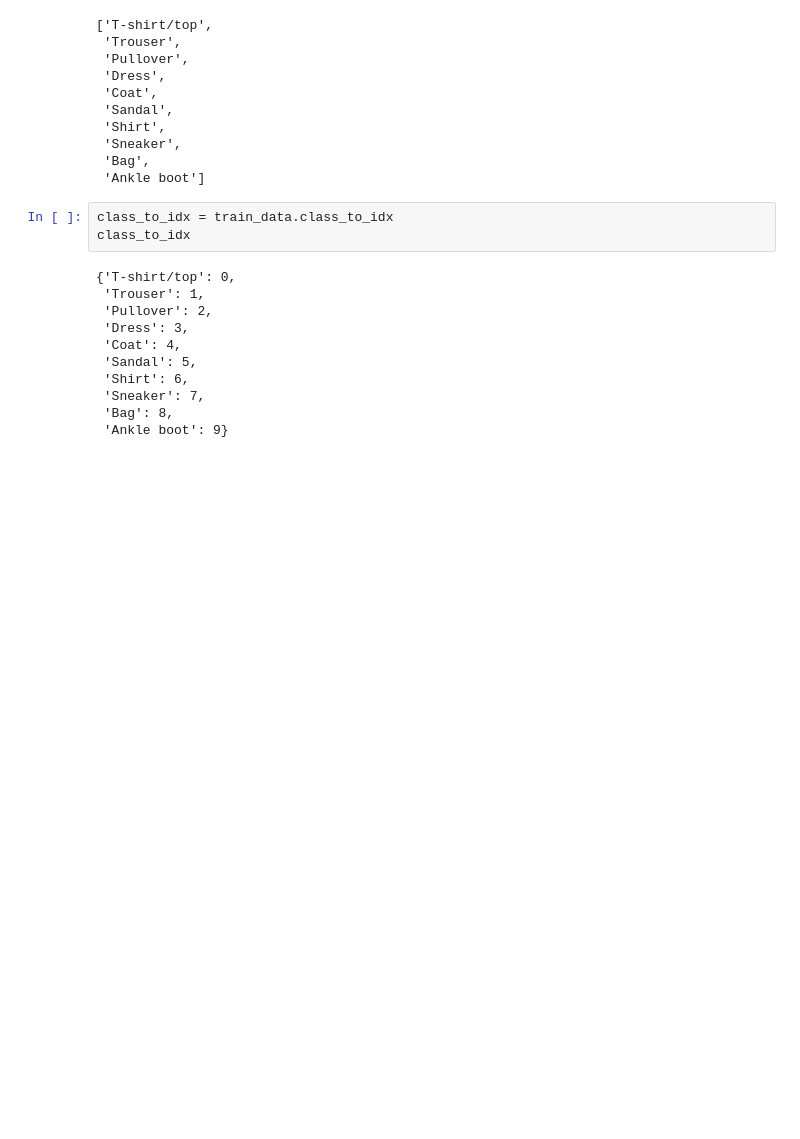
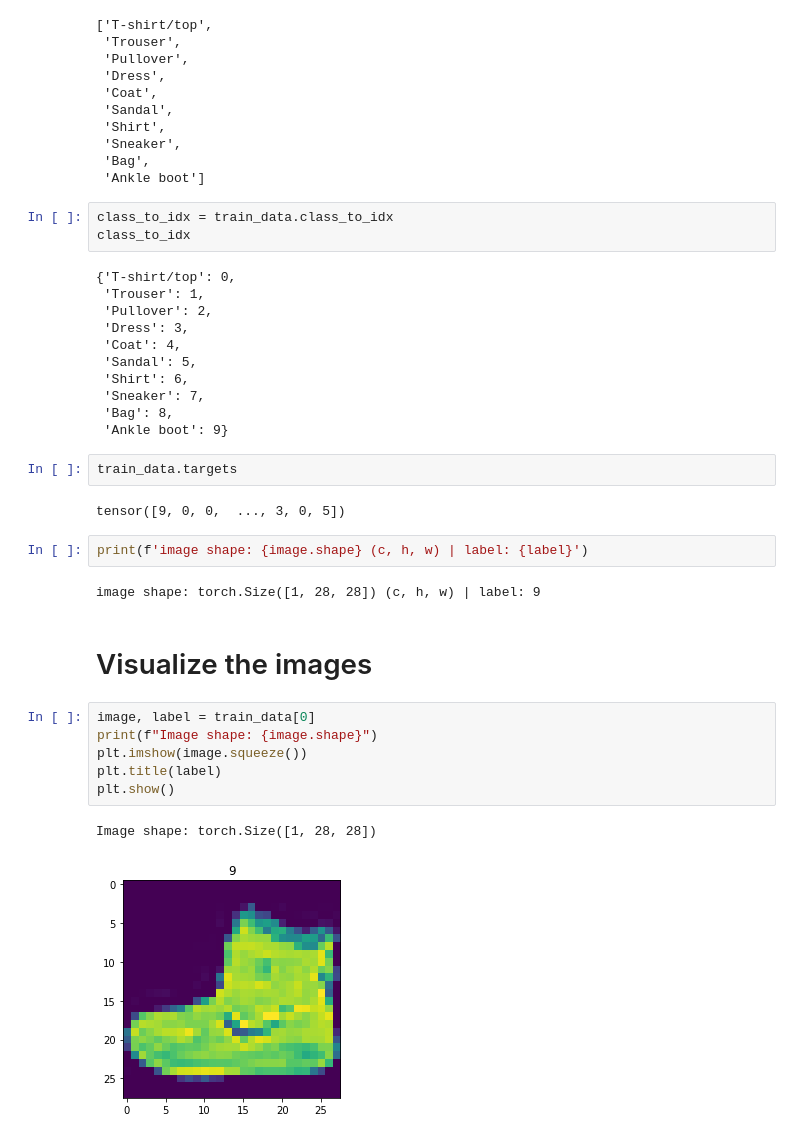
Before and after one commit to ideaguy3d/data-engineering-practice, a Jupyter notebook: ztm_pytorch_practice/s5_computer_vision.ipynb, the cells around one changed output. Saved outputs shown, nothing was run; the diff lists cells and outputs as text; blank space fills up the shorter version.

Commit message:
visualizing the fashion data

```diff
--- a/ztm_pytorch_practice/s5_computer_vision.ipynb
+++ b/ztm_pytorch_practice/s5_computer_vision.ipynb
@@ -81,3 +84,22 @@ class_to_idx
  'Sneaker': 7,
  'Bag': 8,
  'Ankle boot': 9}
+# %%
+train_data.targets
+# %% [output]
+tensor([9, 0, 0,  ..., 3, 0, 5])
+# %%
+print(f'image shape: {image.shape} (c, h, w) | label: {label}')
+# %% [output]
+image shape: torch.Size([1, 28, 28]) (c, h, w) | label: 9
+# %% [markdown]
+# Visualize the images
+# %%
+image, label = train_data[0]
+print(f"Image shape: {image.shape}")
+plt.imshow(image.squeeze())
+plt.title(label)
+plt.show()
+# %% [output]
+Image shape: torch.Size([1, 28, 28])
+[figure, added]
```
Also changed, not shown: parts of 5 cells of this notebook.
